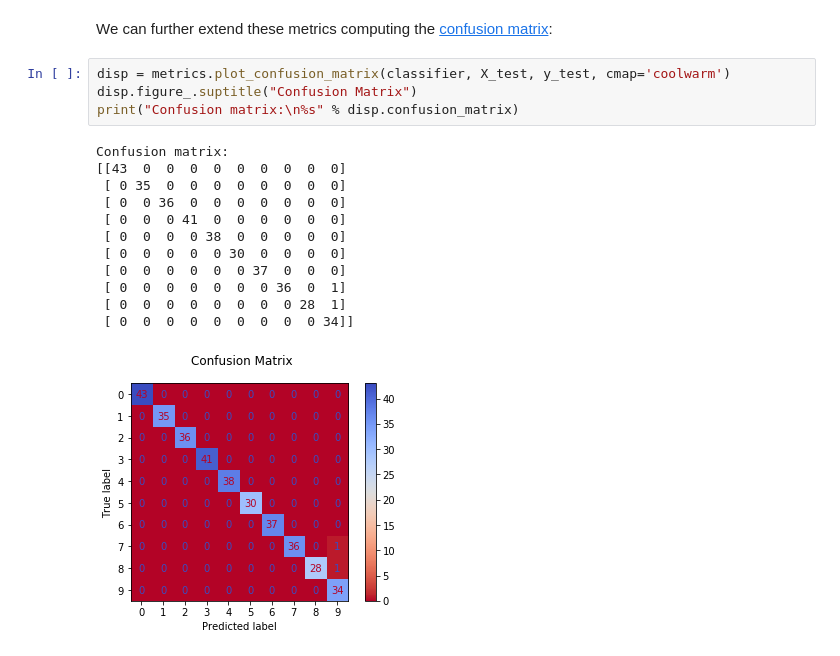
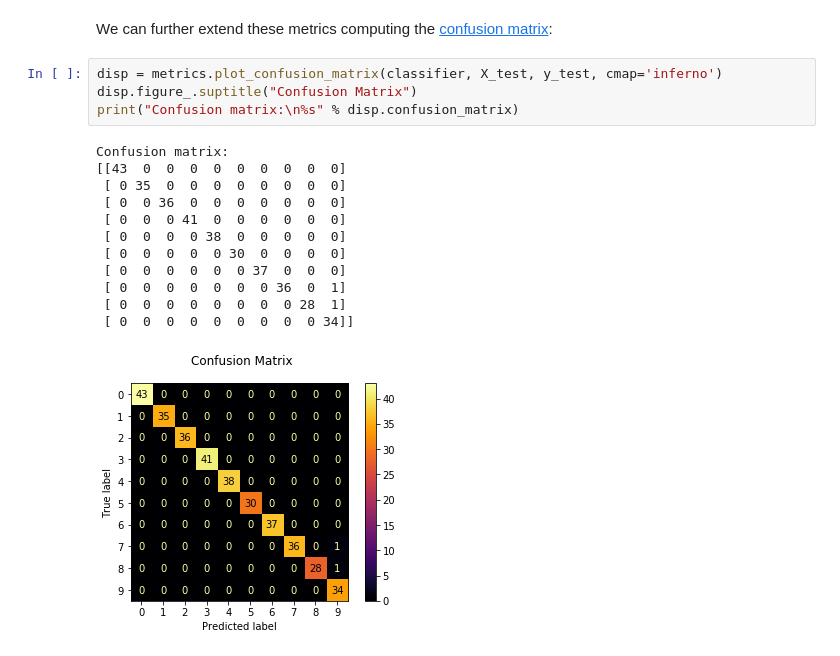
Before and after one commit to manlio99/Materia-de-aprendizaje, a Jupyter notebook: 5_DataMining/2_classification.ipynb, the cells around one changed output. Cells and saved outputs as stored; diff of their text form.

```diff
--- a/5_DataMining/2_classification.ipynb
+++ b/5_DataMining/2_classification.ipynb
@@ -121,19 +121,19 @@ weighted avg       0.99      0.99      0.99       360
 # %% [markdown]
 We can further extend these metrics computing the [confusion matrix](https://scikit-learn.org/stable/modules/generated/sklearn.metrics.plot_confusion_matrix.html):
 # %%
-disp = metrics.plot_confusion_matrix(classifier, X_test, y_test, cmap='coolwarm')
+disp = metrics.plot_confusion_matrix(classifier, X_test, y_test, cmap='inferno')
 disp.figure_.suptitle("Confusion Matrix")
 print("Confusion matrix:\n%s" % disp.confusion_matrix)
 # %% [output]
 Confusion matrix:
 [[43  0  0  0  0  0  0  0  0  0]
  [ 0 35  0  0  0  0  0  0  0  0]
  [ 0  0 36  0  0  0  0  0  0  0]
  [ 0  0  0 41  0  0  0  0  0  0]
  [ 0  0  0  0 38  0  0  0  0  0]
  [ 0  0  0  0  0 30  0  0  0  0]
  [ 0  0  0  0  0  0 37  0  0  0]
  [ 0  0  0  0  0  0  0 36  0  1]
  [ 0  0  0  0  0  0  0  0 28  1]
  [ 0  0  0  0  0  0  0  0  0 34]]
-[figure, old version]
+[figure, new version]
```
Also changed, not shown: 2 other files.
